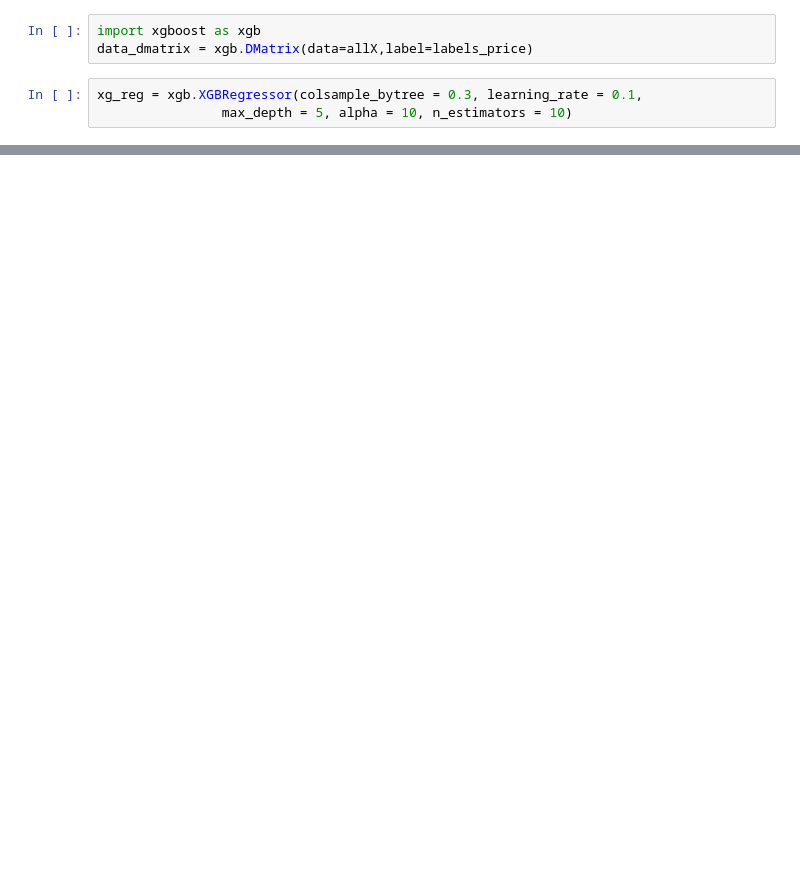
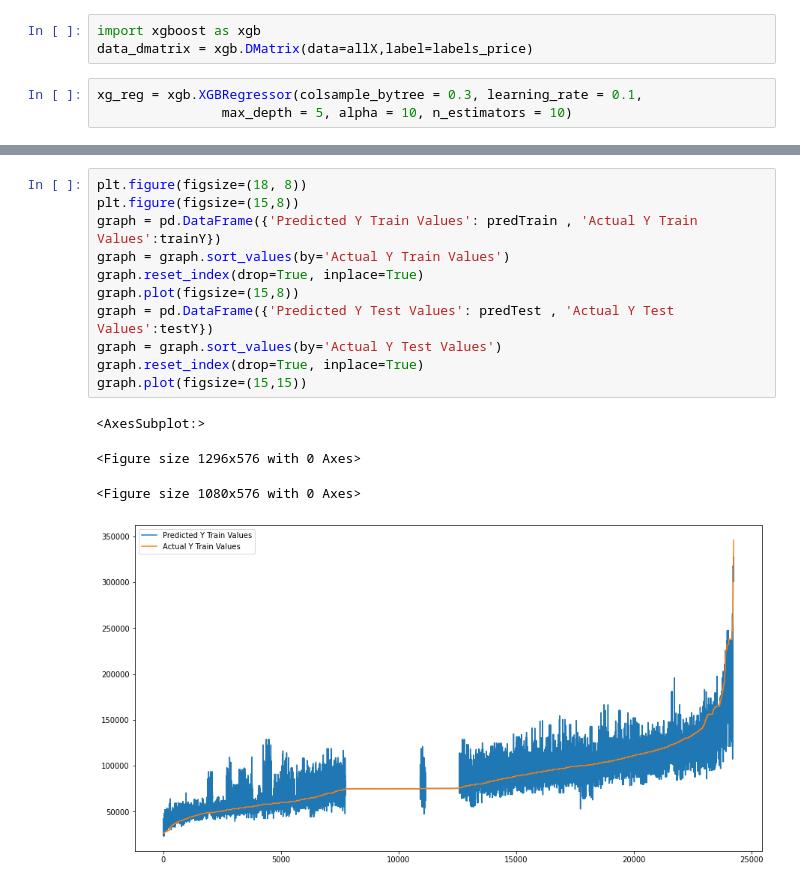
Before and after one commit to mverma40/MachineLearning4641B, a Jupyter notebook: MLHousingPrices1.ipynb, the cells around one changed output, grey strips where cells are left out. Saved outputs shown, nothing was run; the diff lists cells and outputs as text; blank space fills up the shorter version.

```diff
--- a/MLHousingPrices1.ipynb
+++ b/MLHousingPrices1.ipynb
@@ -830,0 +935,16 @@ print(MSLE)
+# %%
+plt.figure(figsize=(18, 8))
+plt.figure(figsize=(15,8))
+graph = pd.DataFrame({'Predicted Y Train Values': predTrain , 'Actual Y Train Values':trainY})
+graph = graph.sort_values(by='Actual Y Train Values')
+graph.reset_index(drop=True, inplace=True)
+graph.plot(figsize=(15,8))
+graph = pd.DataFrame({'Predicted Y Test Values': predTest , 'Actual Y Test Values':testY})
+graph = graph.sort_values(by='Actual Y Test Values')
+graph.reset_index(drop=True, inplace=True)
+graph.plot(figsize=(15,15))
+# %% [output]
+<AxesSubplot:>
+<Figure size 1296x576 with 0 Axes>
+<Figure size 1080x576 with 0 Axes>
+[figure, added]
```
Also changed, not shown: parts of 28 cells of this notebook.
